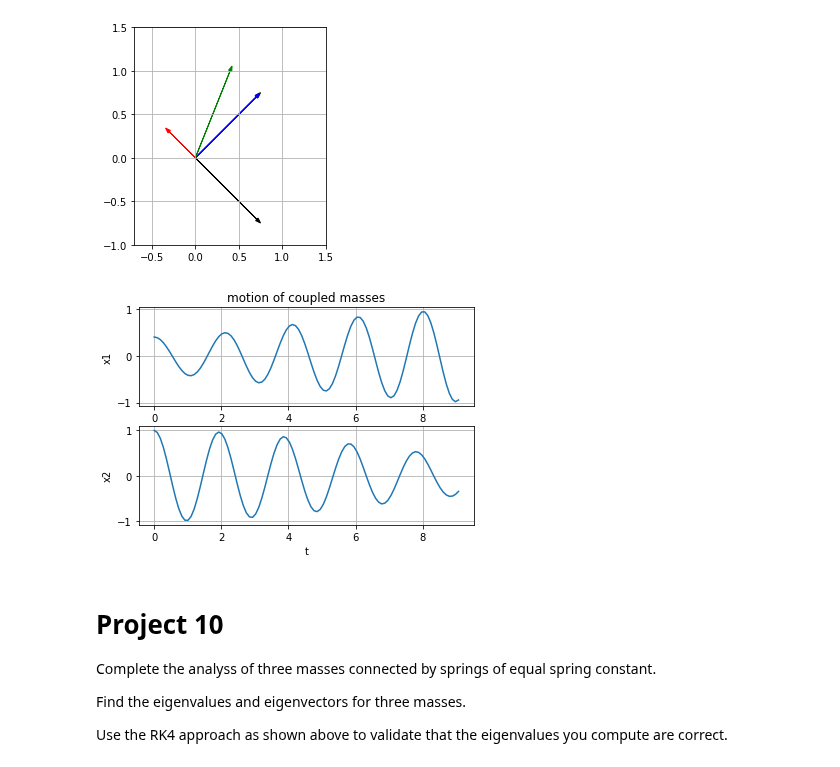
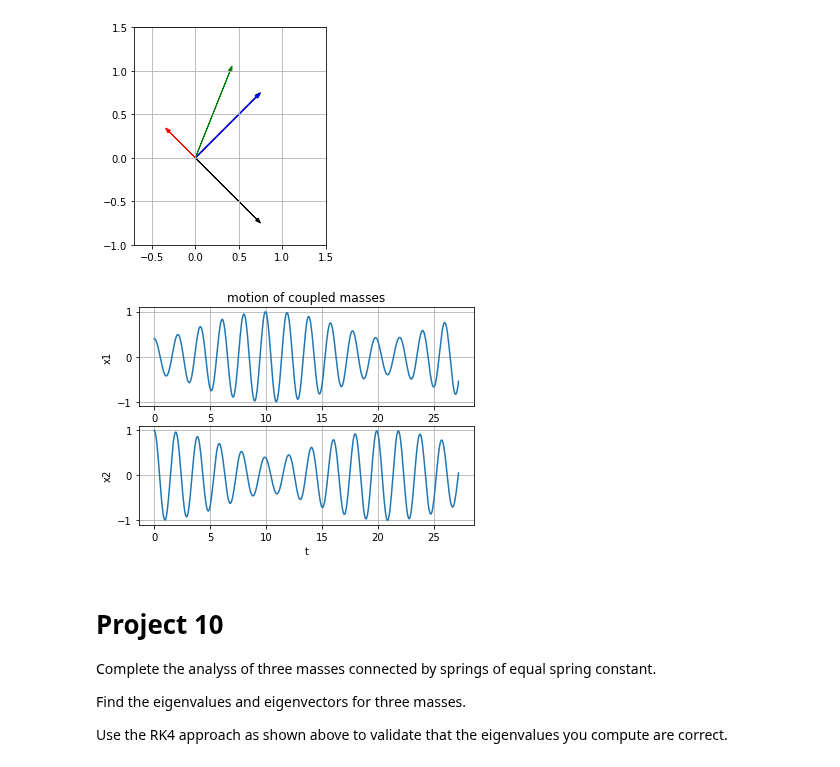
Before and after one commit to sspickle/sci-comp-notebooks, a Jupyter notebook: P10-CoupledMasses.ipynb, the cells around one changed output. Saved outputs shown, nothing was run; the diff lists cells and outputs as text; code cells hidden in the pictures.

```diff
--- a/P10-CoupledMasses.ipynb
+++ b/P10-CoupledMasses.ipynb
@@ -47,7 +47,7 @@ t=0.0
 
 x1i=0.4*L/10  # initial displacement from equil, m1
 v1i=0.0   # initial vel, m1
-x2i=1.0*L/10  # initial displacement from equil, m2
+x2i=1*L/10  # initial displacement from equil, m2
 v2i=0.0   # initial vel, m2
 
 s=np.array([x1i,v1i,x2i,v2i]) # initial state
@@ -196,5 +196,7 @@ if not USE_VISUAL:
     ax.arrow(0, 0, vecs[0,1], vecs[1,1], head_width=0.04, fc='k', ec='k')
     pl.xlim([-1,1])
     pl.ylim([-1,1])
+    pl.xlabel("x1")
+    pl.ylabel("x2")
     pl.grid()
 # %% [output]
@@ -210,7 +212,7 @@ if not USE_VISUAL:
     pl.ylim([-1,1.5])
     pl.grid()
 
-    x0 = np.array([0.4,1])
+    x0 = np.array([.4,1])
     c0 = vecs[:,0].dot(x0)
     c1 = vecs[:,1].dot(x0)
     ax.arrow(0, 0, c0*vecs[0,0], c0*vecs[1,0], head_width=0.04,fc='r', ec='r')
@@ -224,21 +226,21 @@ c0 =  -0.42426406871192845
 [figure]
 # %%
 if not USE_VISUAL:
-    Tf = 5*2*np.pi/np.sqrt(vals[0]) # take 5 periods of the high freq
-    t = np.linspace(0,Tf,100)
+    Tf = 15*2*np.pi/np.sqrt(vals[0]) # take 5 periods of the high freq
+    t = np.linspace(0,Tf,500)
     x = c0*np.array([vecs[:,0]]).T*np.cos(np.sqrt(vals[0])*t) + c1*np.array([vecs[:,1]]).T*np.cos(np.sqrt(vals[1])*t)
     pl.subplot(211)
     pl.ylabel("x1")
     pl.title("motion of coupled masses")
     pl.plot(t,x[0,:],label="x1")
     pl.grid()
     pl.subplot(212)
     pl.ylabel("x2")
     pl.xlabel("t")
     pl.plot(t,x[1,:],label="x2")
     pl.grid()
 # %% [output]
-[figure, old version]
+[figure, new version]
 # %% [markdown]
 Project 10
 ===========
```
Also changed, not shown: parts of 1 cell of this notebook, 1 other file.
